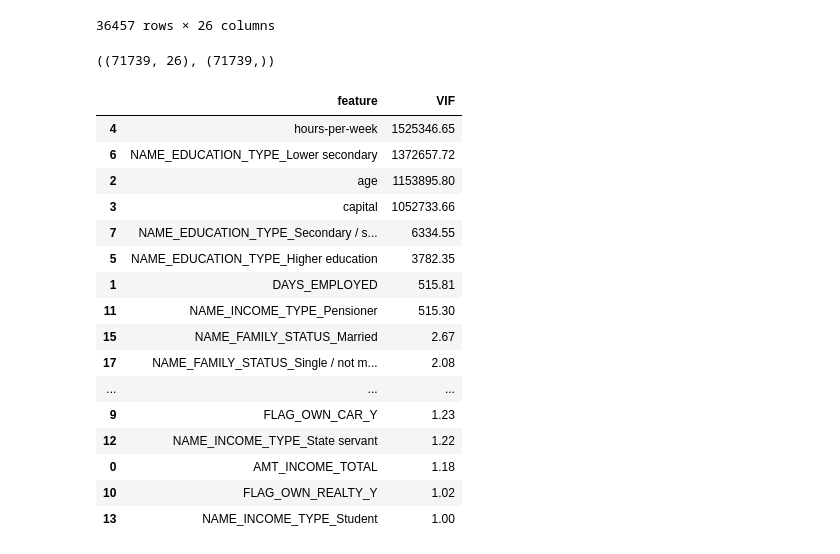
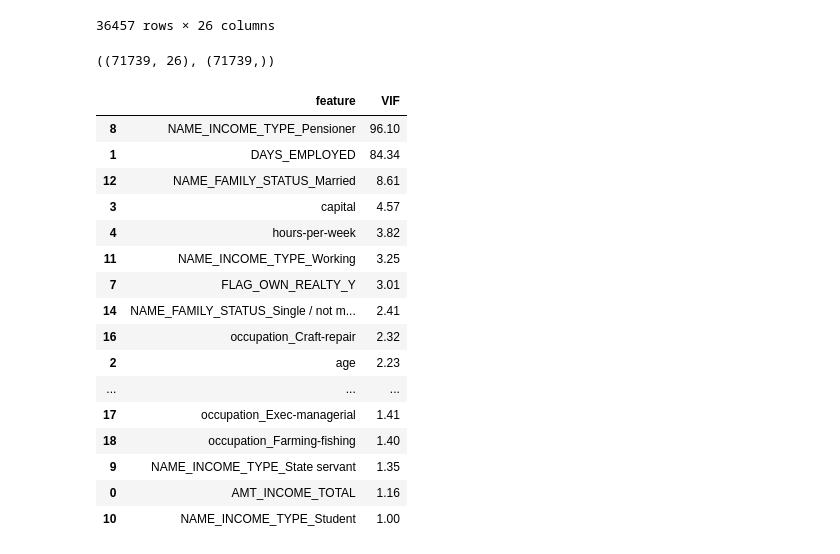
Before and after one commit to Linkkk01/INFO574_Group_Project, a Jupyter notebook: code/regression_analysis.ipynb, the cells around one changed output. Drawn from its saved outputs; the diff is of its cells as text; code cells hidden in the pictures.

```diff
--- a/code/regression_analysis.ipynb
+++ b/code/regression_analysis.ipynb
@@ -81,39 +81,45 @@ df
 | 36455 | 0.95 | -0.44 | 0.32 | -0.24 | 0.22 | 0 | ... |
 | 36456 | -0.73 | -0.44 | 0.32 | -0.24 | 0.22 | 0 | ... |
 36457 rows × 26 columns
-# %%
-from imblearn.over_sampling import SMOTE
-
-smote = SMOTE()
-X_res, y_res = smote.fit_resample(df, y)
-X_res.shape, y_res.shape
-# %% [output]
-((71739, 26), (71739,))
+# %%
+from imblearn.over_sampling import SMOTE
+from imblearn.over_sampling import RandomOverSampler
+from imblearn.under_sampling import RandomUnderSampler
+
+# 创建随机欠采样器
+ros = RandomOverSampler(random_state=42)
+
+# 重采样
+df, y = ros.fit_resample(df, y)
+df.shape, y.shape
+# %% [output]
+((71739, 26), (71739,))
 # %%
 # Colinearity check
 pd.set_option('display.float_format', '{:.2f}'.format)
 from statsmodels.stats.outliers_influence import variance_inflation_factor
 vif_data = pd.DataFrame()
-vif_data["feature"] = X_res.columns
-vif_data["VIF"] = [variance_inflation_factor(X_res.values, i)
-                          for i in range(len(X_res.columns))]
+df_filtered = df.filter(regex='^(?!NAME_EDUCATION_TYPE).*$')
+vif_data["feature"] = df_filtered.columns
+vif_data["VIF"] = [variance_inflation_factor(df_filtered.values, i)
+                          for i in range(len(df_filtered.columns))]
 vif_data.sort_values(by="VIF", ascending=False)
 # %% [output]
 |  | feature | VIF |
-| 4 | hours-per-week | 1525346.65 |
-| 6 | NAME_EDUCATION_TYPE_Lower secondary | 1372657.72 |
-| 2 | age | 1153895.80 |
-| 3 | capital | 1052733.66 |
-| 7 | NAME_EDUCATION_TYPE_Secondary / s... | 6334.55 |
-| 5 | NAME_EDUCATION_TYPE_Higher education | 3782.35 |
-| 1 | DAYS_EMPLOYED | 515.81 |
-| 11 | NAME_INCOME_TYPE_Pensioner | 515.30 |
-| 15 | NAME_FAMILY_STATUS_Married | 2.67 |
-| 17 | NAME_FAMILY_STATUS_Single / not m... | 2.08 |
+| 8 | NAME_INCOME_TYPE_Pensioner | 96.10 |
+| 1 | DAYS_EMPLOYED | 84.34 |
+| 12 | NAME_FAMILY_STATUS_Married | 8.61 |
+| 3 | capital | 4.57 |
+| 4 | hours-per-week | 3.82 |
+| 11 | NAME_INCOME_TYPE_Working | 3.25 |
+| 7 | FLAG_OWN_REALTY_Y | 3.01 |
+| 14 | NAME_FAMILY_STATUS_Single / not m... | 2.41 |
+| 16 | occupation_Craft-repair | 2.32 |
+| 2 | age | 2.23 |
 | ... | ... | ... |
-| 9 | FLAG_OWN_CAR_Y | 1.23 |
-| 12 | NAME_INCOME_TYPE_State servant | 1.22 |
-| 0 | AMT_INCOME_TOTAL | 1.18 |
-| 10 | FLAG_OWN_REALTY_Y | 1.02 |
-| 13 | NAME_INCOME_TYPE_Student | 1.00 |
+| 17 | occupation_Exec-managerial | 1.41 |
+| 18 | occupation_Farming-fishing | 1.40 |
+| 9 | NAME_INCOME_TYPE_State servant | 1.35 |
+| 0 | AMT_INCOME_TOTAL | 1.16 |
+| 10 | NAME_INCOME_TYPE_Student | 1.00 |
 # %%
```
Also changed, not shown: parts of 4 cells of this notebook, 2 other files.
